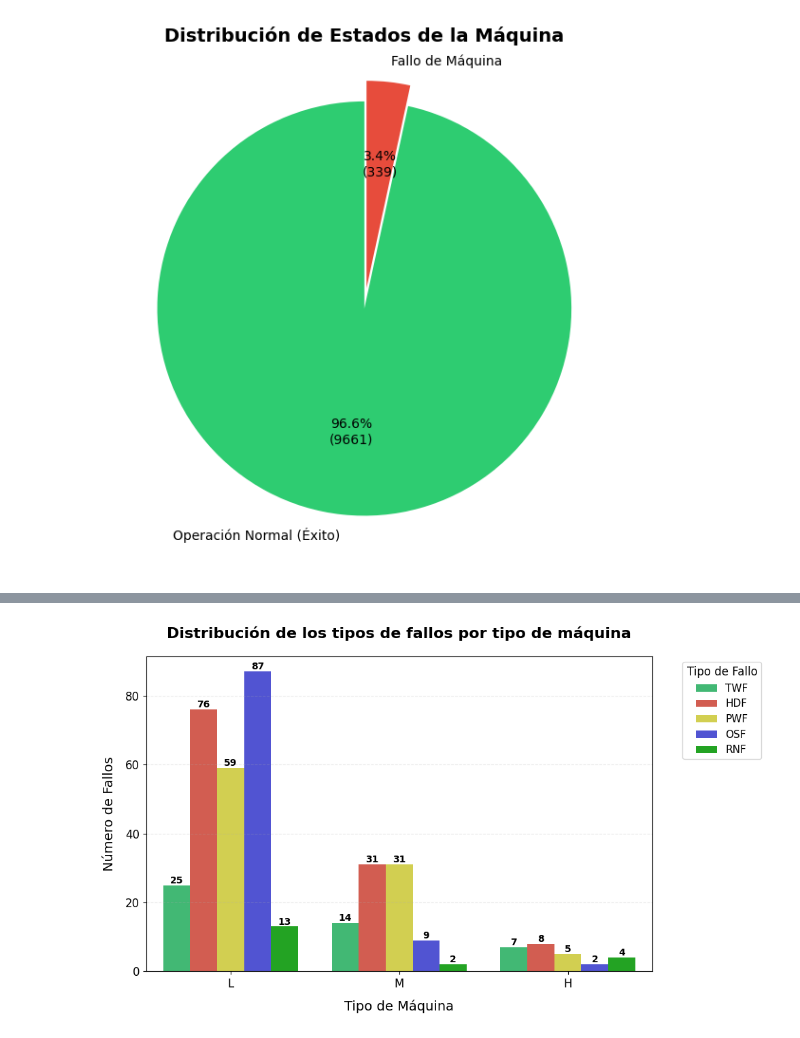
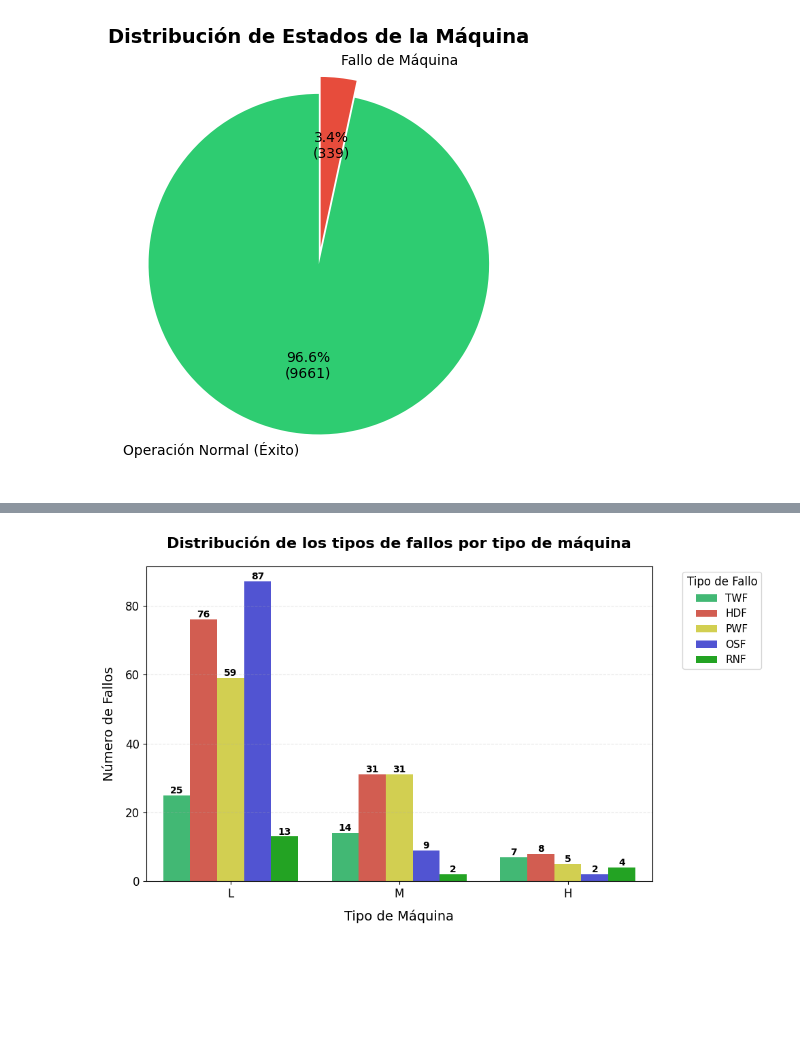
Before and after one commit to katherinerguez/Predictive-Repair-System, a Jupyter notebook: preprocessing.ipynb, the cells around one changed output, grey strips where cells are left out. Cells and saved outputs as stored; diff of their text form; code cells hidden in the pictures; blank space fills up the shorter version.

```diff
--- a/preprocessing.ipynb
+++ b/preprocessing.ipynb
@@ -8,19 +9,18 @@ from iterstrat.ml_stratifiers import MultilabelStratifiedShuffleSplit
 # %%
 #distribucion de los estados de las maquinas, fallo o exito
 df = pd.read_csv('./data/raw/database.csv')
-plt.figure(figsize=(10, 6))
 ax = df['Machine failure'].value_counts().plot.pie(
     autopct=lambda p: f'{p:.1f}%\n({int(p*len(df)/100)})',
     startangle=90,
     labels=['Operación Normal (Éxito)', 'Fallo de Máquina'],
     colors=['#2ecc71', '#e74c3c'],
     explode=(0, 0.1)
 )
 plt.title('Distribución de Estados de la Máquina', fontsize=14, fontweight='bold')
 plt.ylabel('')
 plt.tight_layout()
 plt.show()
 # %% [output]
-[figure, old version]
+[figure, new version]
 # %%
 #distribucion de los tipos de fallos
```
Also changed, not shown: parts of 10 cells of this notebook, 4 other files.
